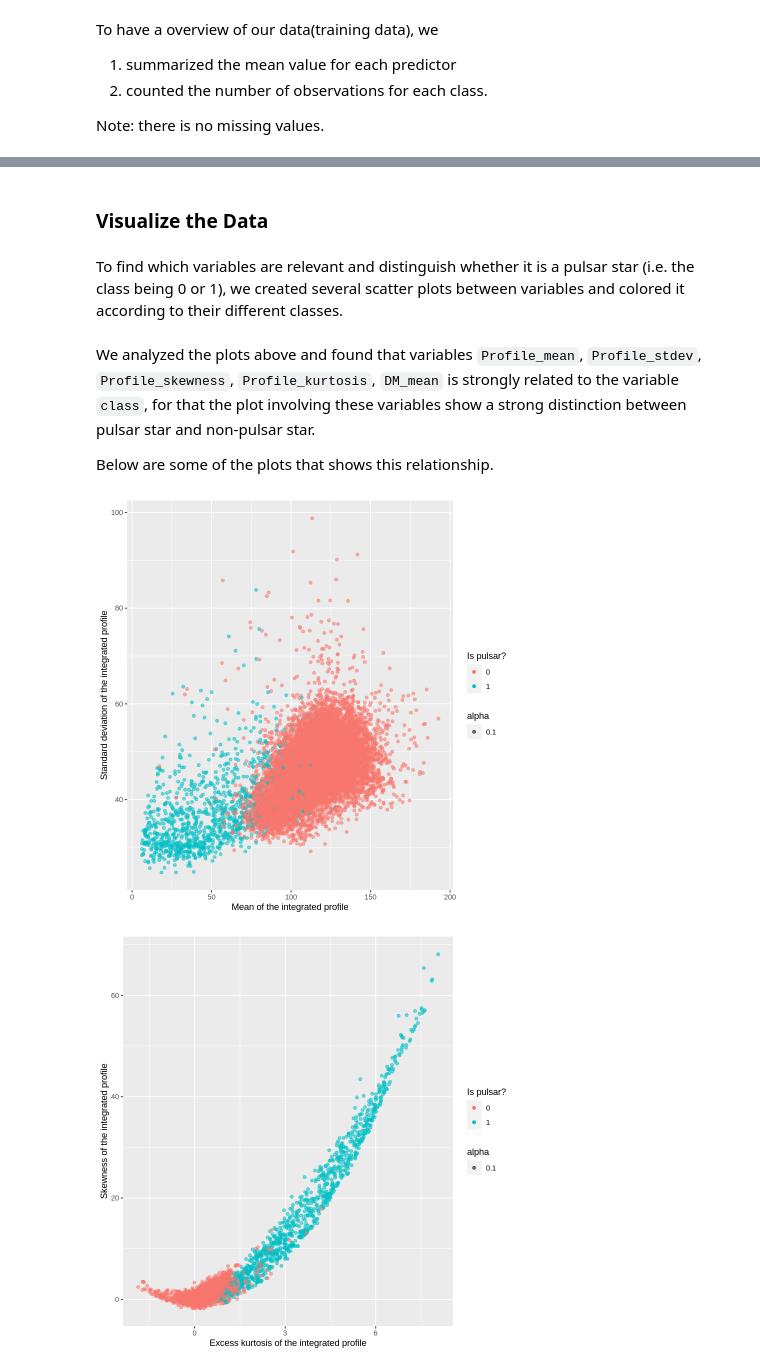
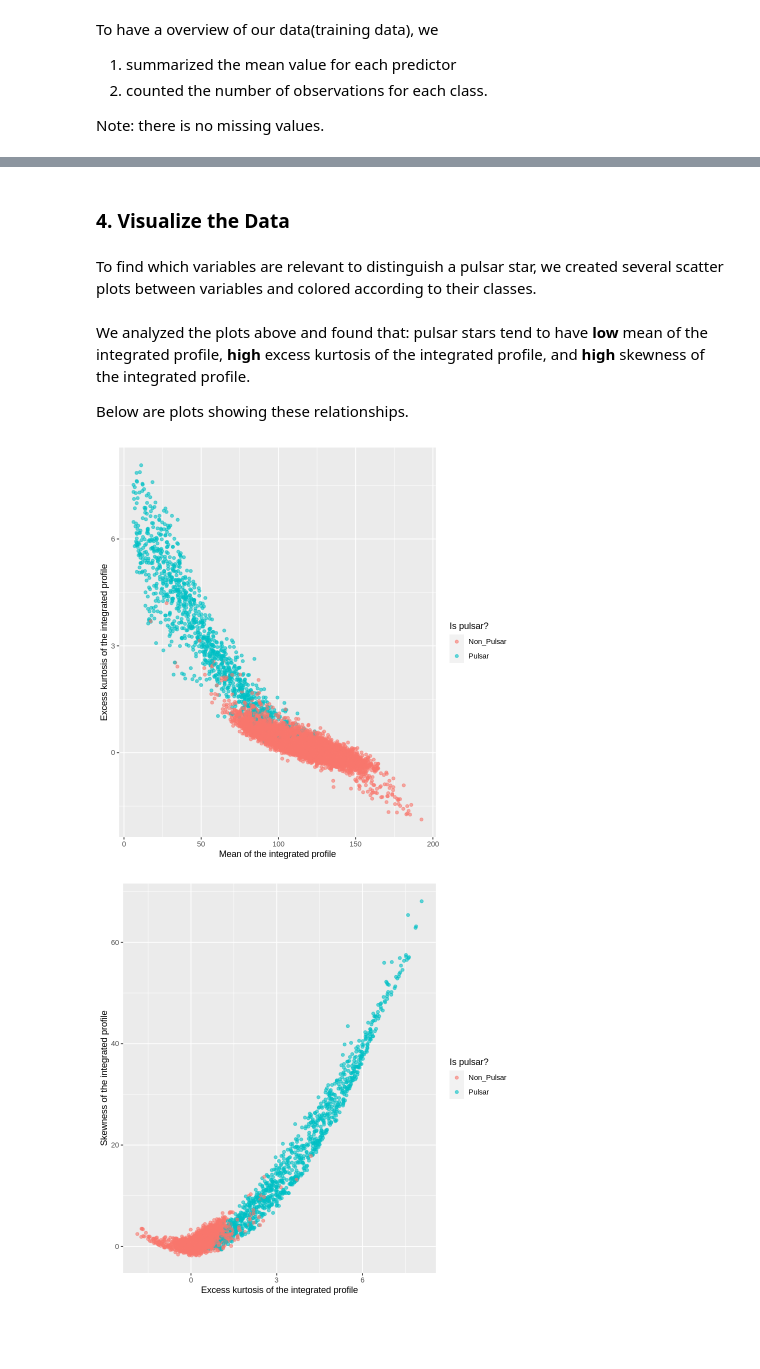
Before and after one commit to susanyliu/dsci100-project144new, a Jupyter notebook: Pulsar_star_project-2.ipynb, the cells around one changed output, grey strips where cells are left out. Drawn from its saved outputs; the diff is of its cells as text; code cells hidden in the pictures; blank space fills up the shorter version.

Commit message:
Almost finish methods and results
-methods in written English need more work
-remember to add title for every plot

-discussion and reference to be added.

```diff
--- a/Pulsar_star_project-2.ipynb
+++ b/Pulsar_star_project-2.ipynb
@@ -66,4 +85,8 @@ Note that the class column is of double type, so we changed the column `class` i
 # %%
-# changed the column "class" into factor
-pulsar <- pulsar |>
+# Changed the column "Class" into factor
+pulsar_class <- pulsar |>
+    pull(class)
+
+pulsar <-  pulsar |>
+    mutate(class = ifelse(pulsar_class, "Pulsar", "Non_Pulsar")) |>
     mutate(class = as_factor(class))
@@ -129,8 +143,7 @@ A tibble: 2 × 7
 # %% [markdown]
-### Visualize the Data
+### 4. Visualize the Data
 # %% [markdown]
-To find which variables are relevant and distinguish whether it is a pulsar star (i.e. the class being 0 or 1),
-we created several scatter plots between variables and colored it according to their different classes.
+To find which variables are relevant to distinguish a pulsar star, we created several scatter plots between variables and colored according to their classes.
 # %%
 #plot to see related variables
 plot1.2 <- pulsar_train|>
@@ -194,13 +207,12 @@ plot7.8 <- pulsar_train|>
     labs(x = 'Excess kurtosis of the DM-SNR curve', y = 'Skewness of the DM-SNR curve', color = "Is pulsar?")
 # %% [markdown]
-We analyzed the plots above and found that variables `Profile_mean`, `Profile_stdev`, `Profile_skewness`, `Profile_kurtosis`, `DM_mean` is strongly related to the variable `class`,
-for that the plot involving these variables show a strong distinction between pulsar star and non-pulsar star.
+We analyzed the plots above and found that: pulsar stars tend to have **low** mean of the integrated profile, **high** excess kurtosis of the integrated profile, and **high** skewness of the integrated profile.
 
-Below are some of the plots that shows this relationship.
+Below are plots showing these relationships.
 # %%
-plot1.2
+plot1.3
 plot3.4
-plot3.5
+plot1.4
 # %% [output]
-[figure, old version]
+[figure, new version]
-[figure, old version]
+[figure, new version]
```
Also changed, not shown: parts of 51 cells of this notebook.
